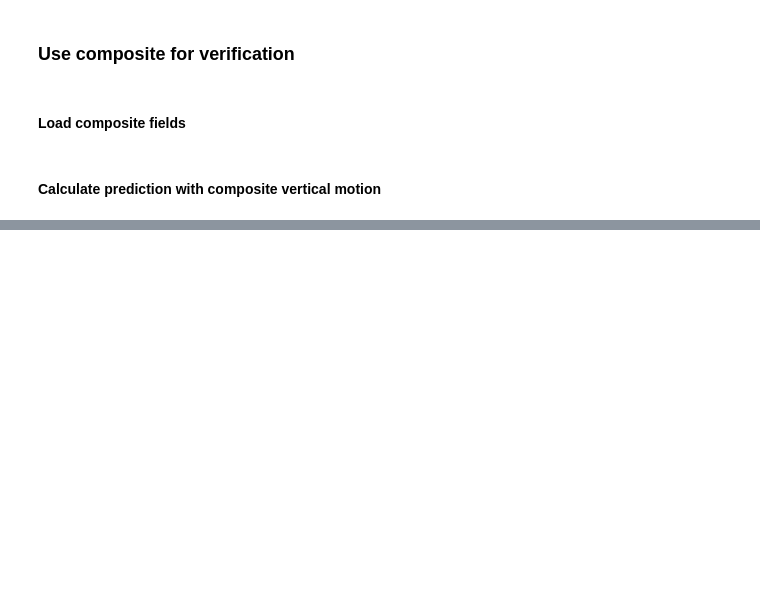
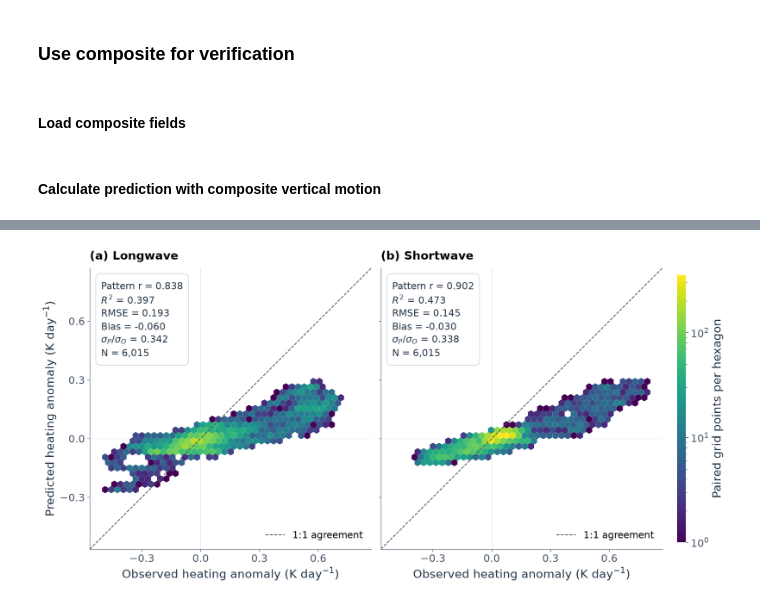
Before and after one commit to JosephKan828/KW_CloudSat, a Jupyter notebook: Code/ERA5_GRIB/select_valid_column.ipynb, the cells around one changed output, grey strips where cells are left out. Saved outputs shown, nothing was run; the diff lists cells and outputs as text; code cells hidden in the pictures; blank space fills up the shorter version.

Commit message:
2026/11/12 Updated figure for Jacobain, composite compare,

```diff
--- a/Code/ERA5_GRIB/select_valid_column.ipynb
+++ b/Code/ERA5_GRIB/select_valid_column.ipynb
@@ -224,0 +393,87 @@ plot_prediction_verification(SW_prediction, SW_composite, "Shortwave")
+# %%
+def plot_composite_scatter(predictions, composites, longitude, window=(-50.0, 50.0)):
+    """Compare paired grid values with common axes, density scale, and metrics."""
+    longitude = np.asarray(longitude)
+    selected_lon = (longitude >= window[0]) & (longitude <= window[1])
+    if not selected_lon.any():
+        raise ValueError("No longitude points fall inside the scatter window")
+    pairs, metrics = {}, {}
+    for component in ("LW", "SW"):
+        prediction = finite_array(predictions[component])
+        composite = finite_array(composites[component])
+        if prediction.ndim != 2 or prediction.shape != composite.shape or prediction.shape[-1] != longitude.size:
+            raise ValueError(f"{component}: prediction, composite, and longitude shapes must match")
+        predicted, observed = prediction[:, selected_lon], composite[:, selected_lon]
+        metrics[component] = calculate_comparison_metrics(predicted, observed)
+        valid = np.isfinite(predicted) & np.isfinite(observed)
+        pairs[component] = (observed[valid], predicted[valid])
+
+    finite_values = [values for pair in pairs.values() for values in pair if values.size]
+    if finite_values:
+        lower, upper = min(a.min() for a in finite_values), max(a.max() for a in finite_values)
+        padding = 0.06 * (upper - lower) if upper > lower else 0.05 * max(abs(lower), 1.0)
+        limits = (lower - padding, upper + padding)
+    else:
+        limits = (-1.0, 1.0)
+
+    fig, axes = plt.subplots(1, 2, figsize=(13.8, 6.9), sharex=True, sharey=True,
+                             layout="constrained")
+    density_artists = []
+    scores = {}
+    for ax, component, title in zip(axes, ("LW", "SW"), ("(a) Longwave", "(b) Shortwave")):
+        observed, predicted = pairs[component]
+        metric = metrics[component]
+        if observed.size:
+            density = ax.hexbin(observed, predicted, gridsize=46, mincnt=1,
+                                extent=(*limits, *limits), cmap="viridis",
+                                linewidths=0, rasterized=True)
+            density_artists.append(density)
+        ax.plot(limits, limits, color="#475467", ls="--", lw=1.2,
+                label="1:1 agreement", zorder=3)
+        ax.axhline(0.0, color="#98A2B3", lw=0.5, alpha=0.5, zorder=0)
+        ax.axvline(0.0, color="#98A2B3", lw=0.5, alpha=0.5, zorder=0)
+        ax.set(xlim=limits, ylim=limits, aspect="equal",
+               xlabel=f"Observed heating anomaly ({heating_units})")
+        ax.set_title(title, pad=12)
+        ax.xaxis.set_major_locator(MaxNLocator(nbins=5))
+        ax.yaxis.set_major_locator(MaxNLocator(nbins=5))
+        ax.legend(loc="lower right", fontsize=14)
+        annotation = (
+            f"Pattern r = {metric_label(metric['r'])}\n"
+            f"$R^2$ = {metric_label(metric['r2'])}\n"
+            f"RMSE = {metric_label(metric['rmse'])}\n"
+            f"Bias = {metric_label(metric['bias'])}\n"
+            rf"$\sigma_P / \sigma_O$ = {metric_label(metric['amplitude_ratio'])}"
+            f"\nN = {metric['n_pairs']:,}"
+        )
+        ax.text(0.04, 0.96, annotation, transform=ax.transAxes, ha="left", va="top",
+                fontsize=14, linespacing=1.4, color="#243447",
+                bbox=dict(boxstyle="round,pad=0.55", fc="white", ec="#D0D5DD", alpha=0.96))
+        scores[component] = metric["r2"]
+        print(f"{component}: pattern r = {metric_label(metric['r'], 4)}, "
+              f"R2 = {metric_label(metric['r2'], 4)}, "
+              f"Std(P)/Std(O) = {metric_label(metric['amplitude_ratio'], 4)}, "
+              f"RMSE = {metric_label(metric['rmse'], 4)}, "
+              f"bias = {metric_label(metric['bias'], 4)}, N = {metric['n_pairs']:,}")
+
+    if density_artists:
+        maximum_count = max(float(artist.get_array().max()) for artist in density_artists)
+        count_norm = LogNorm(vmin=1.0, vmax=max(2.0, maximum_count))
+        for artist in density_artists:
+            artist.set_norm(count_norm)
+        colorbar = fig.colorbar(density_artists[0], ax=axes, shrink=0.82, pad=0.025, aspect=30)
+        colorbar.set_label("Paired grid points per hexagon")
+        colorbar.outline.set_visible(False)
+    axes[0].set_ylabel(f"Predicted heating anomaly ({heating_units})")
+    return fig, scores
+
+
+scatter_fig, composite_r2 = plot_composite_scatter(
+    {"LW": LW_prediction, "SW": SW_prediction},
+    {"LW": LW_composite, "SW": SW_composite},
+    relative_lon, window=comparison_window,
+)
+save_verification_figure(scatter_fig, "LW_SW_prediction_scatter")
+plt.show()
+plt.close(scatter_fig)
+# %% [output]
@@ -224,0 +482 @@ plot_prediction_verification(SW_prediction, SW_composite, "Shortwave")
+[figure, added]
```
Also changed, not shown: parts of 10 cells of this notebook, 11 other files.
